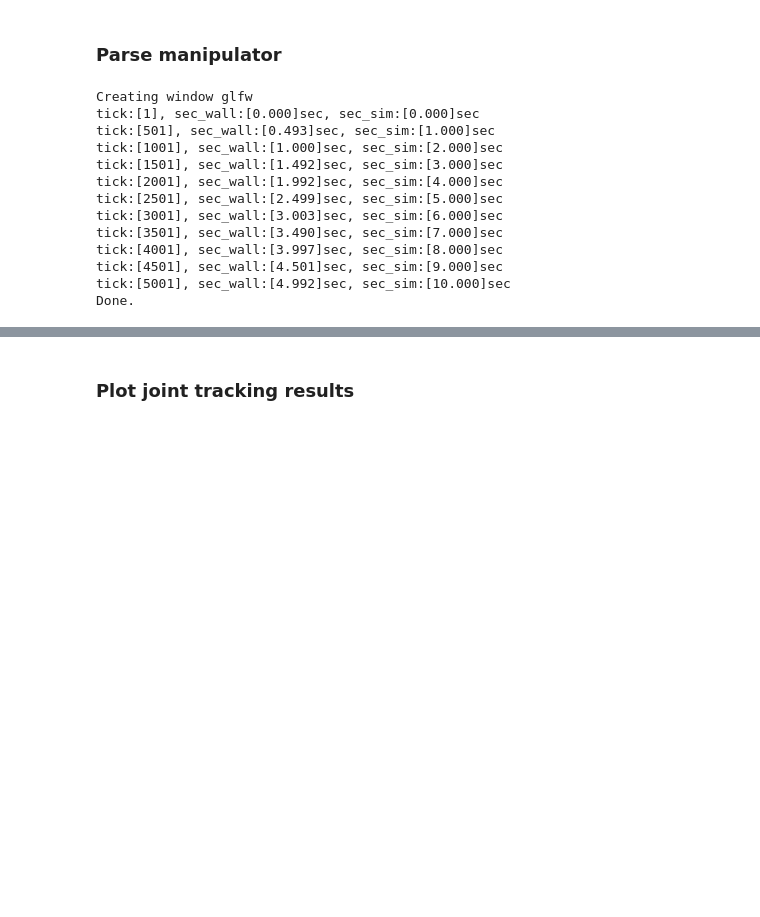
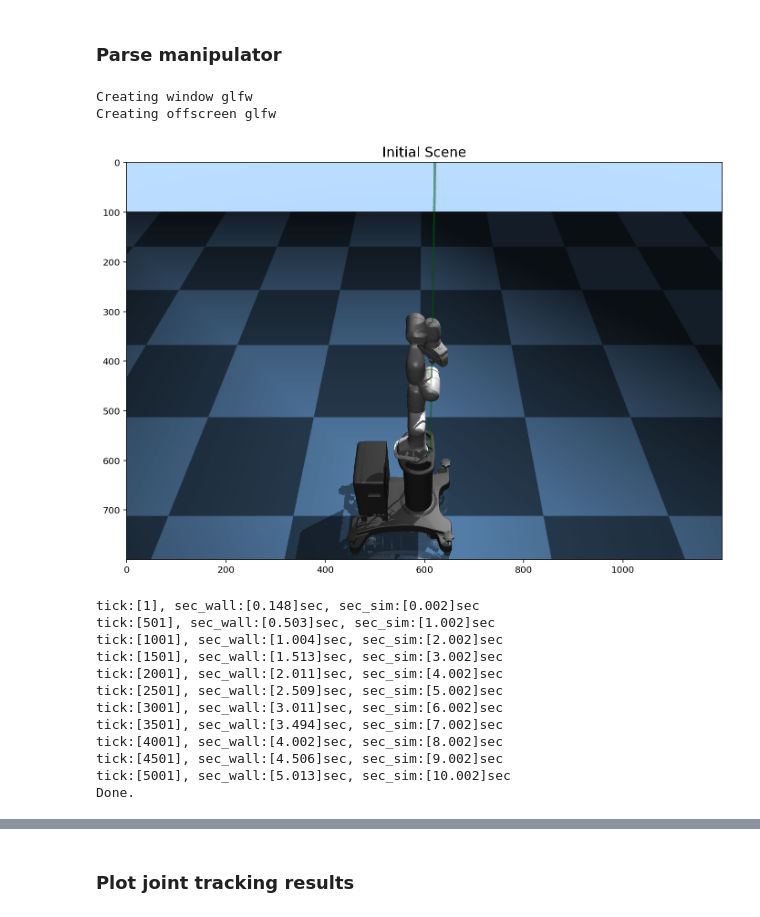
Before and after one commit to sjchoi86/simple-mujoco-usage, a Jupyter notebook: code/demo_manipulator_pid.ipynb, the cells around one changed output, grey strips where cells are left out. Saved outputs shown, nothing was run; the diff lists cells and outputs as text; code cells hidden in the pictures; blank space fills up the shorter version.

```diff
--- a/code/demo_manipulator_pid.ipynb
+++ b/code/demo_manipulator_pid.ipynb
@@ -15,19 +13,23 @@ print ("Done.")
 Done.
 # %% [markdown]
 ### Parse manipulator
+# %%
+env = MuJoCoManipulatorParserClass(
+    name='Panda',rel_path='../asset/panda/franka_panda.xml',ee_name='panda_eef',VERBOSE=False)
+env.init_viewer(TERMINATE_GLFW=True,window_width=0.5,window_height=0.5)
+env.set_max_sec(max_sec=10.0)
+PID = PID_ControllerClass(
+    name = 'PID',dim = env.n_rev_joint,
+    k_p = 500.0, k_i = 0.0, k_d = 100.0, # <= D gain is super important
+    out_min = env.torque_range[env.rev_joint_idxs,0],
+    out_max = env.torque_range[env.rev_joint_idxs,1],
+    ANTIWU  = True)
+env.plot_scene(figsize=(12,8),render_w=1200,render_h=800,title_str='Initial Scene',title_fs=15)
+# %% [output]
+Creating window glfw
+Creating offscreen glfw
+[figure, added]
 # %%
-env = MuJoCoManipulatorParserClass(
-    name='Panda',rel_path='../asset/panda/franka_panda.xml',ee_name='panda_eef',VERBOSE=False)
-env.init_viewer(TERMINATE_GLFW=True,window_width=0.5,window_height=0.5)
-env.set_max_sec(max_sec=10.0)
-
-PID = PID_ControllerClass(
-    name = 'PID',dim = env.n_rev_joint,
-    k_p = 500.0, k_i = 0.0, k_d = 100.0, # <= D gain is super important
-    out_min = env.torque_range[env.rev_joint_idxs,0],
-    out_max = env.torque_range[env.rev_joint_idxs,1],
-    ANTIWU  = True)
-
 q_des = np.array([0,0,0,-90,0,90,0])*np.pi/180.0 # desired position
 
 q_curr_list  = np.zeros(shape=(env.max_tick,PID.dim))
@@ -39,32 +41,30 @@ env.reset() # reset env
 PID.reset() # reset PID
 while env.IS_ALIVE():
     # Control revolute joint
-    env.update()
     PID.update(x_trgt=q_des)
-    PID.update(t_curr=env.sec_sim,x_curr=env.q_curr,VERBOSE=False)
+    PID.update(t_curr=env.get_sec_sim(),x_curr=env.get_q_rev(),VERBOSE=False)
     torque = PID.out()
 
     # Step and render
-    env.add_marker(pos=env.p_EE_curr,radius=0.03,color=np.array([0,1,0,0.5]),label='EE')
+    env.add_marker(pos=env.get_p_body(body_name='panda_eef'),radius=0.03,color=np.array([0,1,0,0.5]),label='EE')
     env.step_and_render(torque=torque,render_speedup=2.0)
     env.print(print_every_sec=1.0,VERBOSE=1)
 
     # Append current and target joint positions
-    q_curr_list[env.tick-1,:],sec_sim_list[env.tick-1] = env.q_curr,env.sec_sim
+    q_curr_list[env.tick-1,:],sec_sim_list[env.tick-1] = env.get_q_rev(),env.get_sec_sim()
     q_des_list[env.tick-1,:],torque_list[env.tick-1,:] = q_des,torque
 
 print ("Done.")
 # %% [output]
-Creating window glfw
-tick:[1], sec_wall:[0.000]sec, sec_sim:[0.000]sec
-tick:[501], sec_wall:[0.493]sec, sec_sim:[1.000]sec
-tick:[1001], sec_wall:[1.000]sec, sec_sim:[2.000]sec
-tick:[1501], sec_wall:[1.492]sec, sec_sim:[3.000]sec
-tick:[2001], sec_wall:[1.992]sec, sec_sim:[4.000]sec
-tick:[2501], sec_wall:[2.499]sec, sec_sim:[5.000]sec
-tick:[3001], sec_wall:[3.003]sec, sec_sim:[6.000]sec
-tick:[3501], sec_wall:[3.490]sec, sec_sim:[7.000]sec
-tick:[4001], sec_wall:[3.997]sec, sec_sim:[8.000]sec
-tick:[4501], sec_wall:[4.501]sec, sec_sim:[9.000]sec
-tick:[5001], sec_wall:[4.992]sec, sec_sim:[10.000]sec
+tick:[1], sec_wall:[0.148]sec, sec_sim:[0.002]sec
+tick:[501], sec_wall:[0.503]sec, sec_sim:[1.002]sec
+tick:[1001], sec_wall:[1.004]sec, sec_sim:[2.002]sec
+tick:[1501], sec_wall:[1.513]sec, sec_sim:[3.002]sec
+tick:[2001], sec_wall:[2.011]sec, sec_sim:[4.002]sec
+tick:[2501], sec_wall:[2.509]sec, sec_sim:[5.002]sec
+tick:[3001], sec_wall:[3.011]sec, sec_sim:[6.002]sec
+tick:[3501], sec_wall:[3.494]sec, sec_sim:[7.002]sec
+tick:[4001], sec_wall:[4.002]sec, sec_sim:[8.002]sec
+tick:[4501], sec_wall:[4.506]sec, sec_sim:[9.002]sec
+tick:[5001], sec_wall:[5.013]sec, sec_sim:[10.002]sec
 Done.
```
Also changed, not shown: parts of 2 cells of this notebook, 1 other file.
